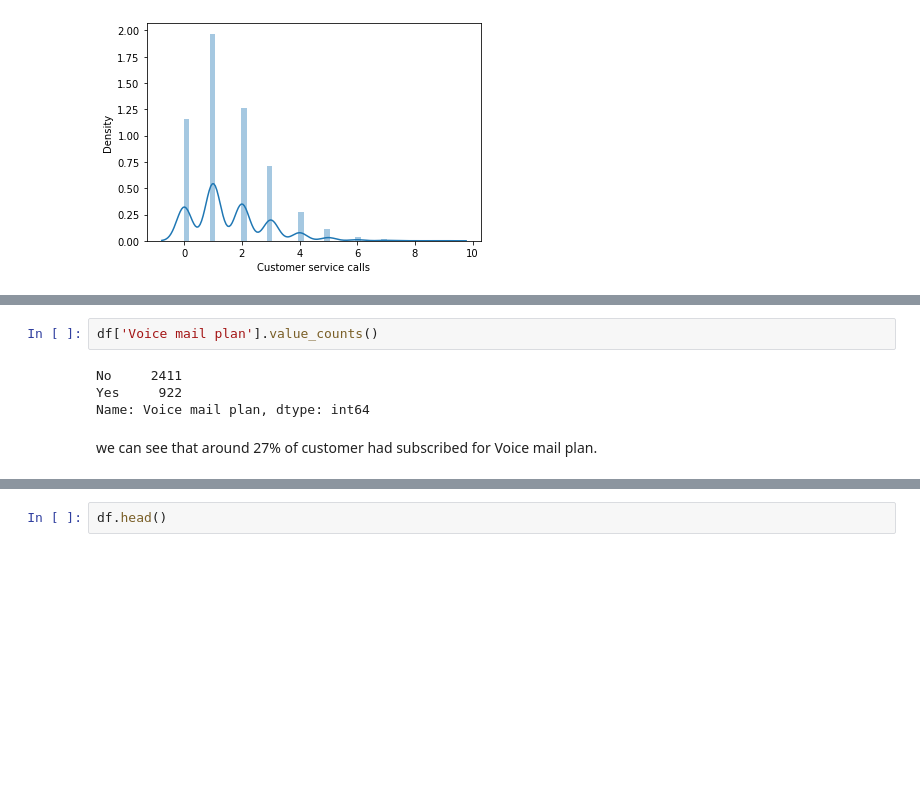
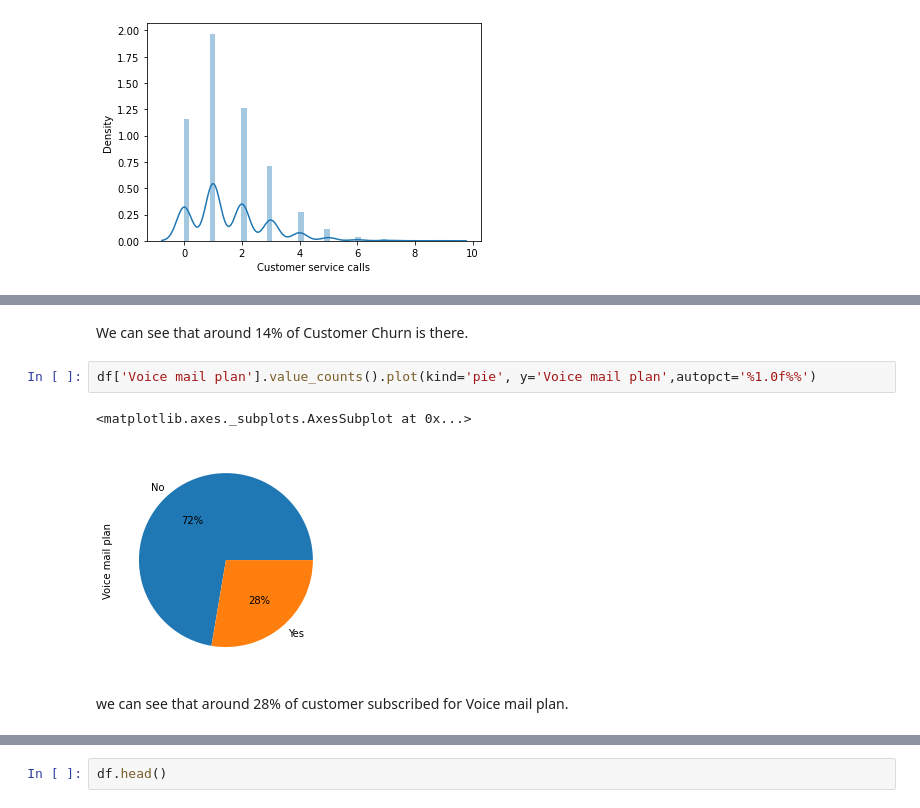
Before and after one commit to AditiAgrawal1/Telecom_Churn_Analysis, a Jupyter notebook: Copy_of_Telecom_Churn_Analysis_Capstone_Project.ipynb, the cells around one changed output, grey strips where cells are left out. Cells and saved outputs as stored; diff of their text form; blank space fills up the shorter version.

```diff
--- a/Copy_of_Telecom_Churn_Analysis_Capstone_Project.ipynb
+++ b/Copy_of_Telecom_Churn_Analysis_Capstone_Project.ipynb
@@ -147,9 +158,10 @@ sns.distplot(df['Customer service calls'])
+# %% [markdown]
+We can see that around 14% of Customer Churn is there.
 # %%
-df['Voice mail plan'].value_counts()
+df['Voice mail plan'].value_counts().plot(kind='pie', y='Voice mail plan',autopct='%1.0f%%')
 # %% [output]
-No     2411
-Yes     922
-Name: Voice mail plan, dtype: int64
+<matplotlib.axes._subplots.AxesSubplot at 0x...>
+[figure, added]
 # %% [markdown]
-we can see that around 27% of customer had subscribed for Voice mail plan.
+we can see that around 28% of customer subscribed for Voice mail plan.
 # %%
```
Also changed, not shown: parts of 14 cells of this notebook.
